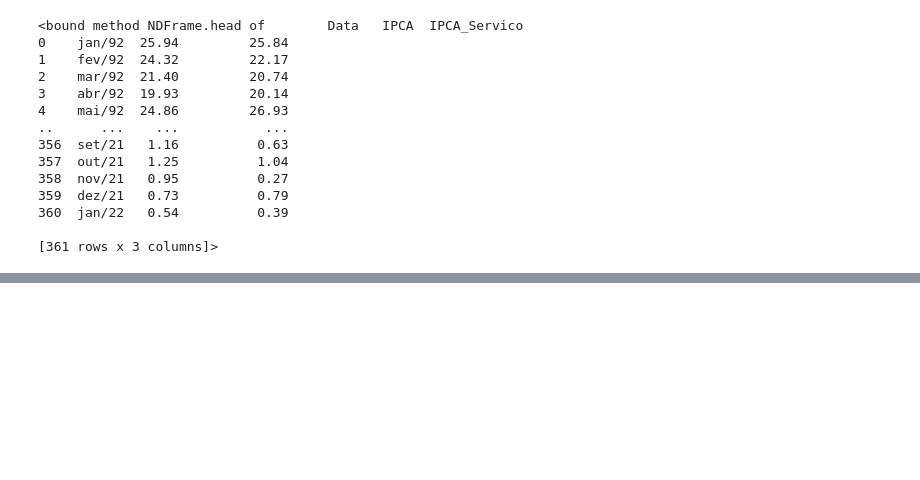
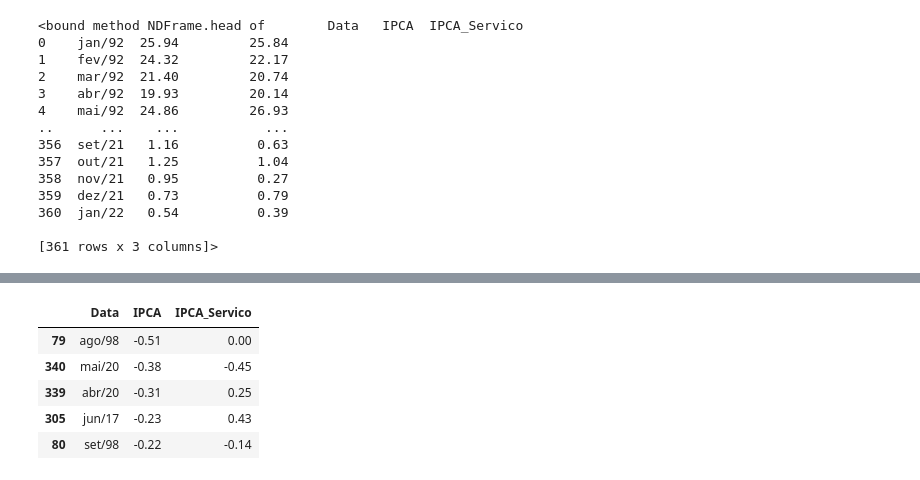
Before and after one commit to eduardoluisvieira/mackenzie, a Jupyter notebook: T2_Praticas.ipynb, the cells around one changed output, grey strips where cells are left out. Saved outputs shown, nothing was run; the diff lists cells and outputs as text; code cells hidden in the pictures; blank space fills up the shorter version.

```diff
--- a/T2_Praticas.ipynb
+++ b/T2_Praticas.ipynb
@@ -42,0 +57,10 @@ plt.show()
+# %%
+# As cinco menores taxas de inflação
+inflacao.nsmallest(5,'IPCA')
+# %% [output]
+|  | Data | IPCA | IPCA_Servico |
+| 79 | ago/98 | -0.51 | 0.00 |
+| 340 | mai/20 | -0.38 | -0.45 |
+| 339 | abr/20 | -0.31 | 0.25 |
+| 305 | jun/17 | -0.23 | 0.43 |
+| 80 | set/98 | -0.22 | -0.14 |
```
Also changed, not shown: parts of 7 cells of this notebook.
